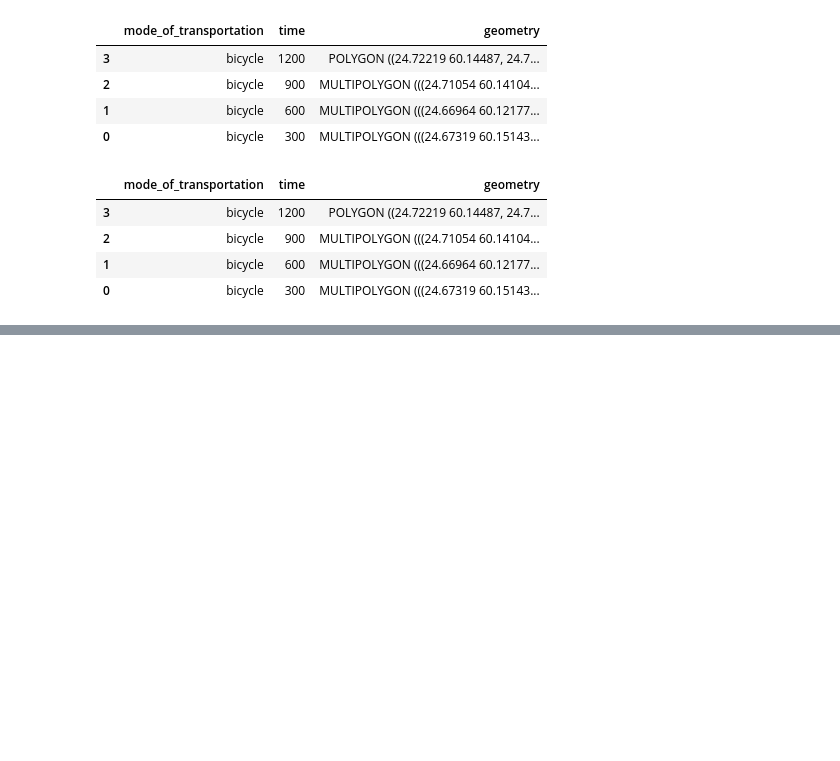
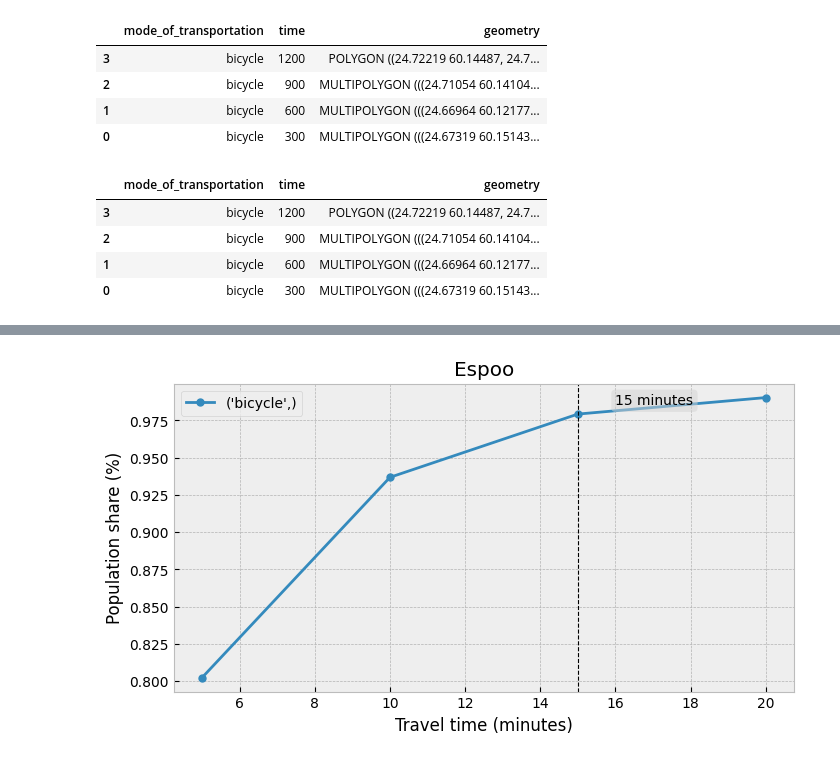
Before and after one commit to fontan10/geospatial_challenge_camp, a Jupyter notebook: schools.ipynb, the cells around one changed output, grey strips where cells are left out. Saved outputs shown, nothing was run; the diff lists cells and outputs as text; code cells hidden in the pictures; blank space fills up the shorter version.

```diff
--- a/schools.ipynb
+++ b/schools.ipynb
@@ -172,0 +235,11 @@ m
+# %%
+import geopandas as gpd
+from pathlib import Path
+
+fp = Path(r"output\espoo_children_population.geojson")
+
+espoo_pop = gpd.read_file(fp)
+
+espoo_pop = espoo_pop.to_crs(4326)
+
+espoo_pop.head()
@@ -172,0 +253,2 @@ m
+# %%
+espoo_child_population_catchment = calculate_population_catchments(espoo_pop, school_isochrones)
@@ -172,0 +260,46 @@ m
+# %%
+import matplotlib.pyplot as plt
+
+plt.style.use('bmh')
+
+fig, ax = plt.subplots(figsize=(8,4))
+
+# Plot each line and give it a label
+for (mode), g in espoo_child_population_catchment.groupby(["mode_of_transportation"]):
+    ax.plot(
+        g["time_min"],
+        g["population_share"],
+        marker="o",
+        markersize=5,
+        label=f"{mode}"  # ← add a label so legend shows
+    )
+
+# Vertical line at 15 minutes
+ax.axvline(x=15, color='black', linestyle='--', linewidth=0.8)
+
+# "15 minutes" label with transparent grey box
+ax.text(
+    x=15 + 1,
+    y=ax.get_ylim()[0]+0.2,
+    s="15 minutes",
+    color='black',
+    rotation=0,
+    va='top',
+    ha='left',
+    bbox=dict(facecolor='lightgrey', alpha=0.5, edgecolor='none', boxstyle='round,pad=0.3')
+)
+
+ax.set_xlabel("Travel time (minutes)")
+ax.set_ylabel("Population share (%)")
+ax.set_title("Espoo", color='black')
+
+# Show legend
+legend = ax.legend()
+plt.setp(legend.get_texts(), color='black')
+plt.setp(legend.get_title(), color='black')
+
+fig.savefig(f"output/child_population_accessibility_potential_espoo.png", dpi=300, bbox_inches='tight', facecolor='#e7e7e7')
+
+plt.show()
+# %% [output]
+[figure, added]
```
Also changed, not shown: parts of 7 cells of this notebook, 3 other files.
